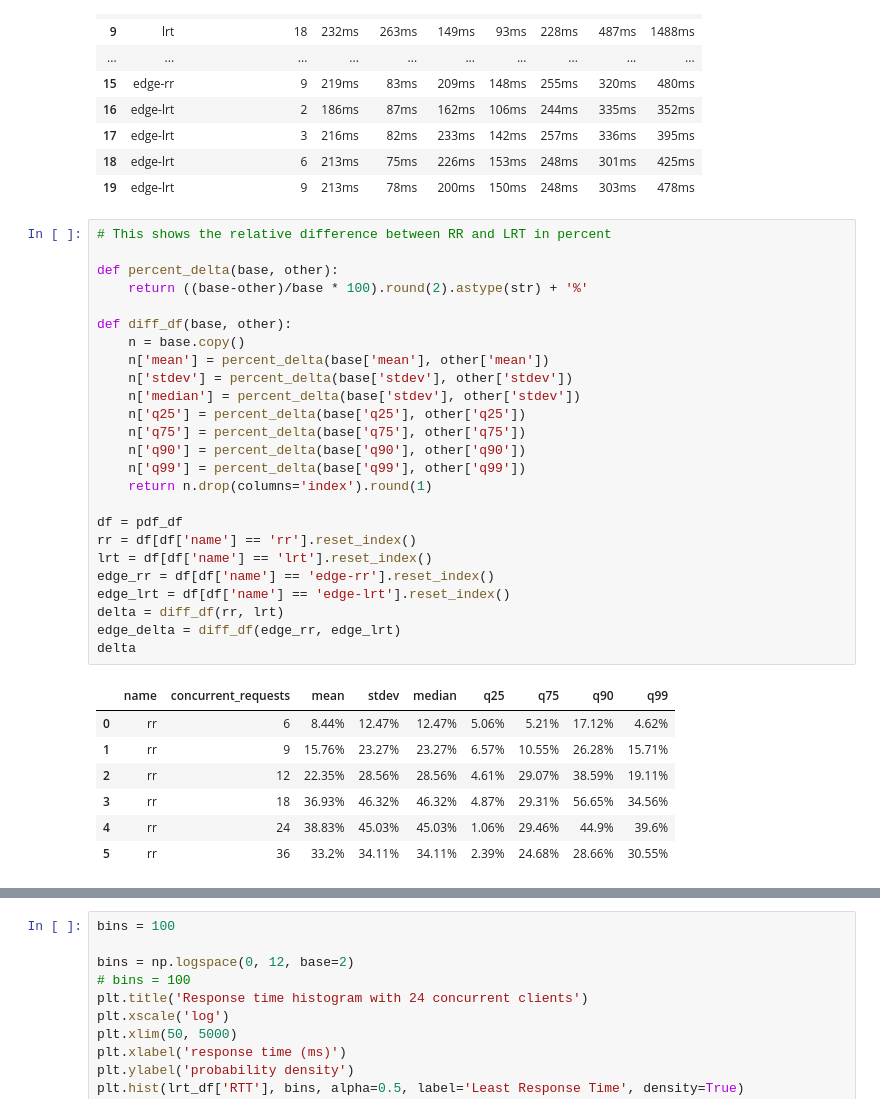
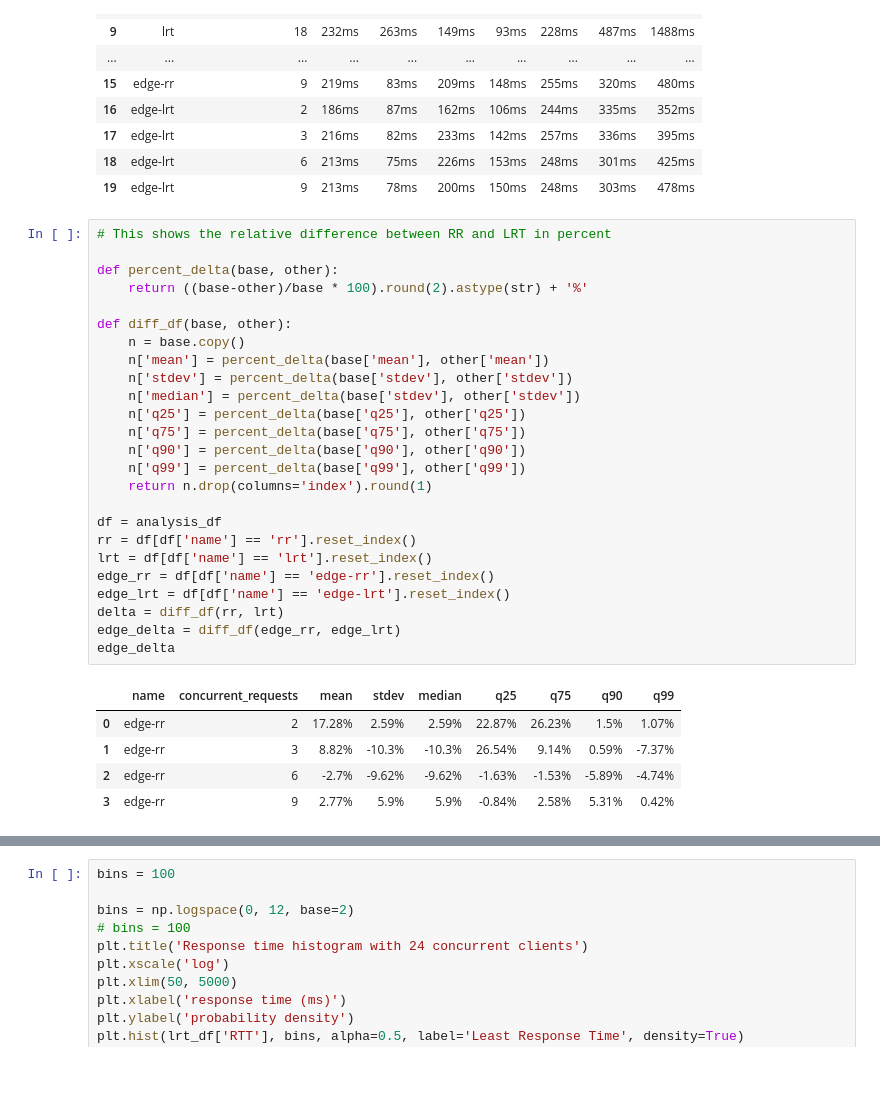
Before and after one commit to jjnp/traefik-eval, a Jupyter notebook: notebooks/full-experiments.ipynb, the cells around one changed output, grey strips where cells are left out. Drawn from its saved outputs; the diff is of its cells as text; blank space fills up the shorter version.

```diff
--- a/notebooks/full-experiments.ipynb
+++ b/notebooks/full-experiments.ipynb
@@ -112,36 +112,34 @@ analysis_df
 # %%
 # This shows the relative difference between RR and LRT in percent
 
 def percent_delta(base, other):
     return ((base-other)/base * 100).round(2).astype(str) + '%'
 
 def diff_df(base, other):
     n = base.copy()
     n['mean'] = percent_delta(base['mean'], other['mean'])
     n['stdev'] = percent_delta(base['stdev'], other['stdev'])
     n['median'] = percent_delta(base['stdev'], other['stdev'])
     n['q25'] = percent_delta(base['q25'], other['q25'])
     n['q75'] = percent_delta(base['q75'], other['q75'])
     n['q90'] = percent_delta(base['q90'], other['q90'])
     n['q99'] = percent_delta(base['q99'], other['q99'])
     return n.drop(columns='index').round(1)
 
-df = pdf_df
+df = analysis_df
 rr = df[df['name'] == 'rr'].reset_index()
 lrt = df[df['name'] == 'lrt'].reset_index()
 edge_rr = df[df['name'] == 'edge-rr'].reset_index()
 edge_lrt = df[df['name'] == 'edge-lrt'].reset_index()
 delta = diff_df(rr, lrt)
 edge_delta = diff_df(edge_rr, edge_lrt)
-delta
+edge_delta
 # %% [output]
 |  | name | concurrent_requests | mean | stdev | median | q25 | q75 | q90 | q99 |
-| 0 | rr | 6 | 8.44% | 12.47% | 12.47% | 5.06% | 5.21% | 17.12% | 4.62% |
-| 1 | rr | 9 | 15.76% | 23.27% | 23.27% | 6.57% | 10.55% | 26.28% | 15.71% |
-| 2 | rr | 12 | 22.35% | 28.56% | 28.56% | 4.61% | 29.07% | 38.59% | 19.11% |
-| 3 | rr | 18 | 36.93% | 46.32% | 46.32% | 4.87% | 29.31% | 56.65% | 34.56% |
-| 4 | rr | 24 | 38.83% | 45.03% | 45.03% | 1.06% | 29.46% | 44.9% | 39.6% |
-| 5 | rr | 36 | 33.2% | 34.11% | 34.11% | 2.39% | 24.68% | 28.66% | 30.55% |
+| 0 | edge-rr | 2 | 17.28% | 2.59% | 2.59% | 22.87% | 26.23% | 1.5% | 1.07% |
+| 1 | edge-rr | 3 | 8.82% | -10.3% | -10.3% | 26.54% | 9.14% | 0.59% | -7.37% |
+| 2 | edge-rr | 6 | -2.7% | -9.62% | -9.62% | -1.63% | -1.53% | -5.89% | -4.74% |
+| 3 | edge-rr | 9 | 2.77% | 5.9% | 5.9% | -0.84% | 2.58% | 5.31% | 0.42% |
 # %%
 lrt_df = fgw.traces(id_by_name('24-concurrent-lrt'))
 rr_df = fgw.traces(id_by_name('24-concurrent-rr'))
```
Also changed, not shown: parts of 1 cell of this notebook, 3 other files.
